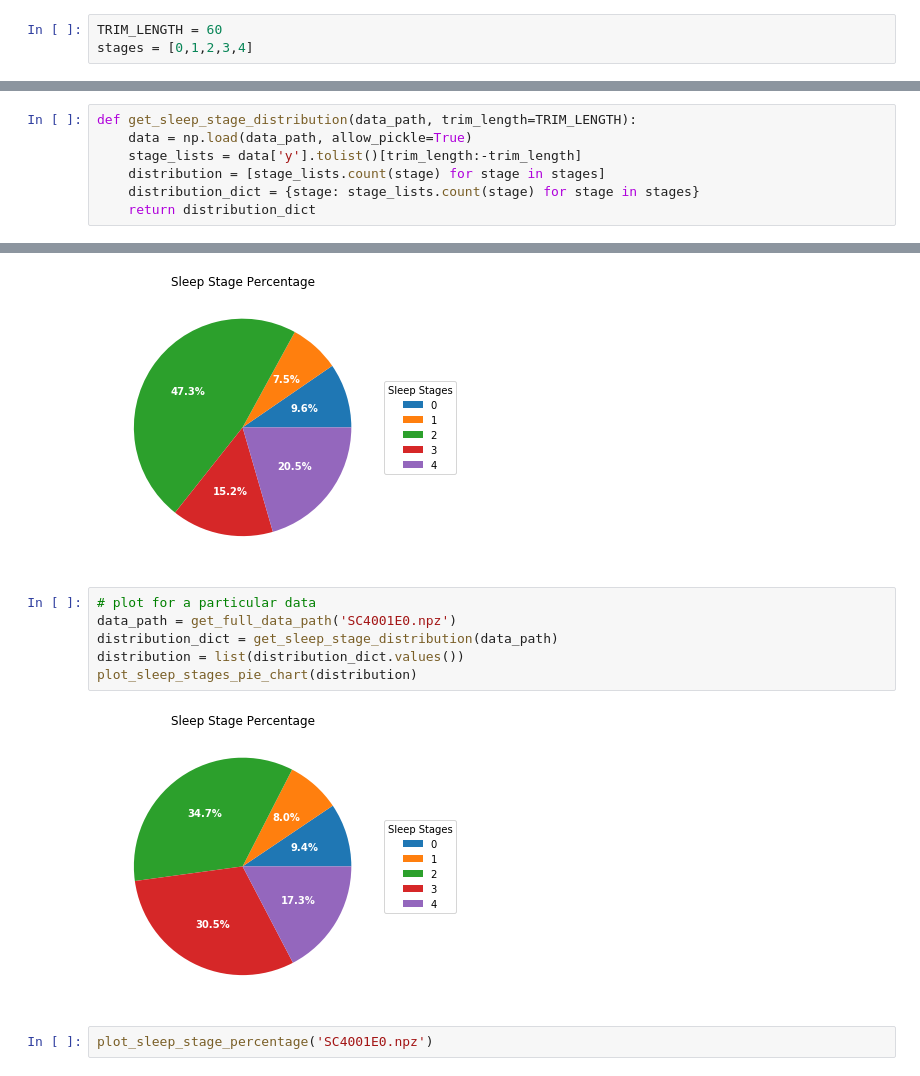
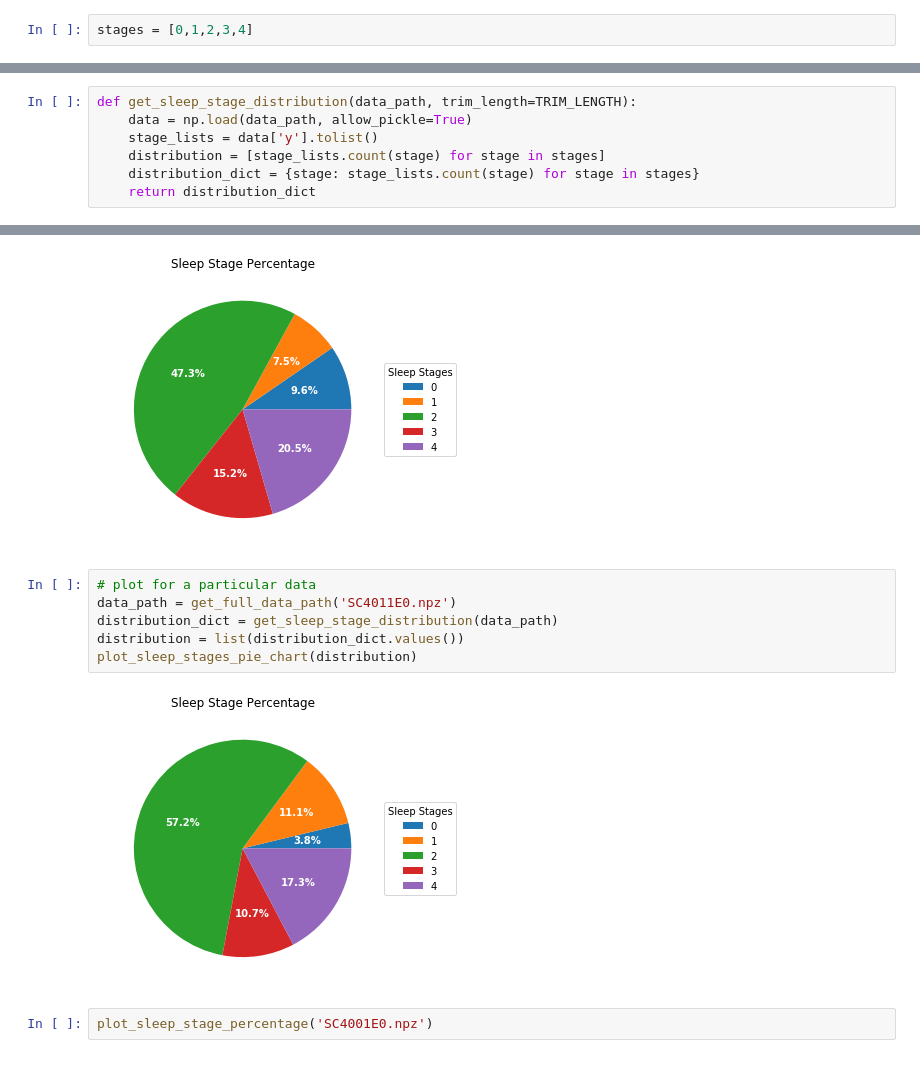
Before and after one commit to wilsonteng97/Sleep-Stage-Classification, a Jupyter notebook: src/sleep_stage_percentage.ipynb, the cells around one changed output, grey strips where cells are left out. Drawn from its saved outputs; the diff is of its cells as text.

Commit message:
remove trim

```diff
--- a/src/sleep_stage_percentage.ipynb
+++ b/src/sleep_stage_percentage.ipynb
@@ -4,7 +4,6 @@ import glob
 import numpy as np
 import matplotlib.pyplot as plt
 # %%
-TRIM_LENGTH = 60
 stages = [0,1,2,3,4]
 # %%
 def get_all_full_data_paths():
@@ -15,7 +14,7 @@ def get_full_data_path(data_file_name):
 # %%
 def get_sleep_stage_distribution(data_path, trim_length=TRIM_LENGTH):
     data = np.load(data_path, allow_pickle=True)
-    stage_lists = data['y'].tolist()[trim_length:-trim_length]
+    stage_lists = data['y'].tolist()
     distribution = [stage_lists.count(stage) for stage in stages]
     distribution_dict = {stage: stage_lists.count(stage) for stage in stages}
     return distribution_dict
@@ -92,12 +91,12 @@ plot_sleep_stage_percentage_aggregation()
 [figure]
 # %%
 # plot for a particular data
-data_path = get_full_data_path('SC4001E0.npz')
+data_path = get_full_data_path('SC4011E0.npz')
 distribution_dict = get_sleep_stage_distribution(data_path)
 distribution = list(distribution_dict.values())
 plot_sleep_stages_pie_chart(distribution)
 # %% [output]
-[figure, old version]
+[figure, new version]
 # %%
 plot_sleep_stage_percentage('SC4001E0.npz')
 # %% [output]
```
Also changed, not shown: parts of 1 cell of this notebook.
